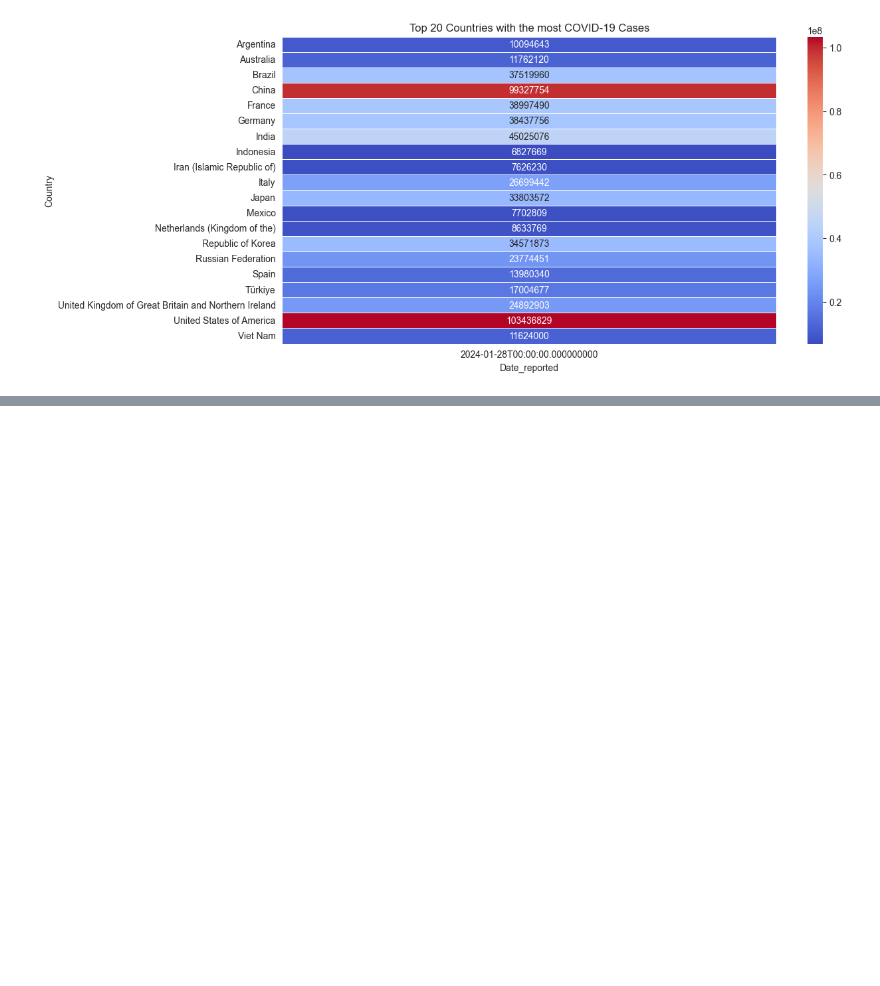
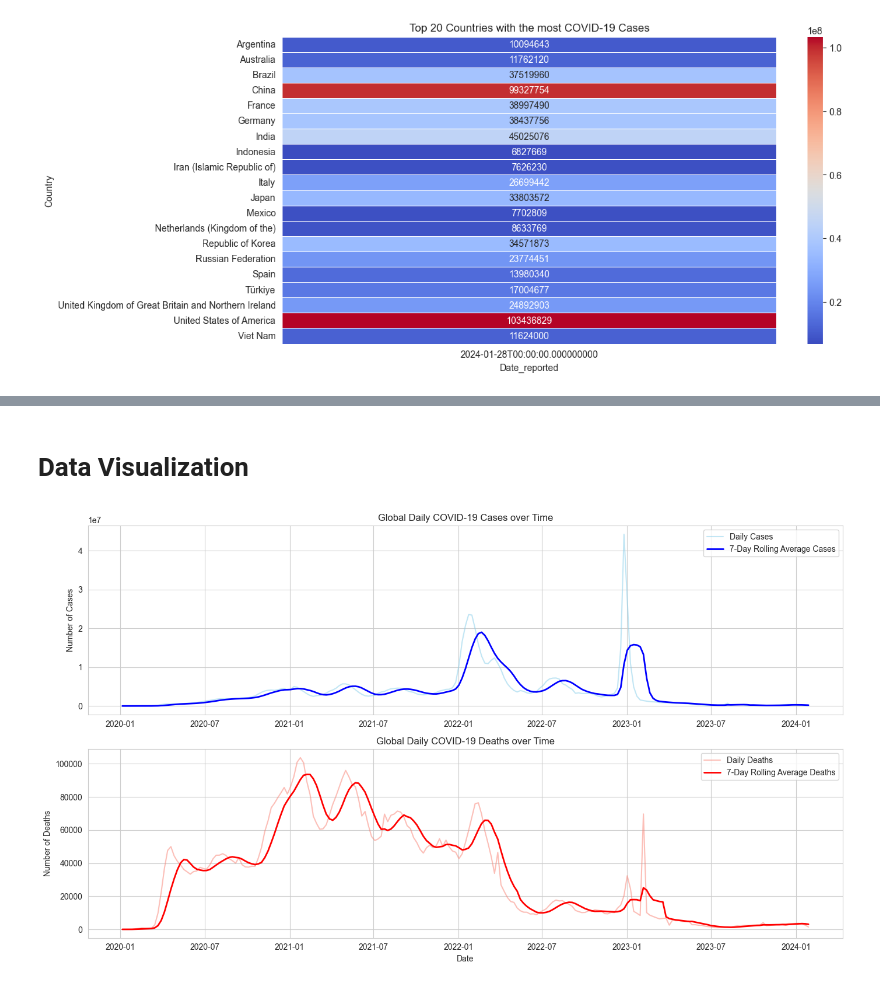
Before and after one commit to dagbolade/covid, a Jupyter notebook: covid.ipynb, the cells around one changed output, grey strips where cells are left out. Saved outputs shown, nothing was run; the diff lists cells and outputs as text; code cells hidden in the pictures; blank space fills up the shorter version.

```diff
--- a/covid.ipynb
+++ b/covid.ipynb
@@ -183,0 +250,14 @@ plt.show()
+# %%
+# daily cases and deaths change to understand the daily trends in the data
+df['Daily_cases'] = df.groupby('Country')['New_cases'].diff().fillna(0) # fillna(0) to replace NaN values with 0
+df['Daily_deaths'] = df.groupby('Country')['New_deaths'].diff().fillna(0) # fillna(0) to replace NaN values with 0
+# %%
+# Calculate the 7-day rolling average of new cases and deaths
+df['New_cases_rolling_avg'] = df.groupby('Country')['New_cases'].transform(lambda x: x.rolling(7, 1).mean()).fillna(0)
+df['New_deaths_rolling_avg'] = df.groupby('Country')['New_deaths'].transform(lambda x: x.rolling(7, 1).mean()).fillna(0)
+# %%
+# Calculate the percentage change in new cases and deaths
+df['New_cases_pct_change'] = df.groupby('Country')['New_cases'].pct_change().fillna(0)
+df['New_deaths_pct_change'] = df.groupby('Country')['New_deaths'].pct_change().fillna(0)
+
+df.head()
@@ -183,0 +280,43 @@ plt.show()
+# %%
+# case fatality rate (CFR) is the proportion of deaths from a certain disease compared to the total number of people diagnosed with the disease for a certain period across different regions
+df['Case_fatality_rate'] = df['Cumulative_deaths'] / df['Cumulative_cases'] * 100
+# %% [markdown]
+ # Data Visualization
+# %%
+## show the global impact of COVID-19 over time
+import seaborn as sns
+
+# set the style of seaborn
+sns.set_style('whitegrid')
+
+# aggregate data for global daily cases and deaths
+global_data = df.groupby('Date_reported')[['New_cases', 'New_deaths']].sum().reset_index() # reset_index() to convert the groupby object to a DataFrame
+
+# calculate the 7-day rolling average for new cases and deaths to ensure a smooth curve
+global_data['New_cases_rolling_avg'] = global_data['New_cases'].rolling(7, 1).mean().fillna(0)
+global_data['New_deaths_rolling_avg'] = global_data['New_deaths'].rolling(7, 1).mean().fillna(0)
+
+# plot the global daily cases and deaths
+plt.figure(figsize=(14, 8))
+
+# plat the daily cases and 7-day rolling average
+plt.subplot(2, 1, 1)
+plt.plot(global_data['Date_reported'], global_data['New_cases'], label='Daily Cases', color='skyblue', alpha=0.5)
+plt.plot(global_data['Date_reported'], global_data['New_cases_rolling_avg'], label='7-Day Rolling Average Cases', color='blue', linewidth=2)
+plt.title('Global Daily COVID-19 Cases over Time')
+plt.ylabel('Number of Cases')
+plt.legend()
+
+# plot the daily deaths and 7-day rolling average
+plt.subplot(2, 1, 2)
+plt.plot(global_data['Date_reported'], global_data['New_deaths'], label='Daily Deaths', color='salmon', alpha=0.5)
+plt.plot(global_data['Date_reported'], global_data['New_deaths_rolling_avg'], label='7-Day Rolling Average Deaths', color='red', linewidth=2)
+plt.title('Global Daily COVID-19 Deaths over Time')
+plt.ylabel('Number of Deaths')
+plt.xlabel('Date')
+plt.legend()
+
+plt.tight_layout()
+plt.show()
+# %% [output]
+[figure, added]
```
Also changed, not shown: parts of 11 cells of this notebook, 2 other files.
